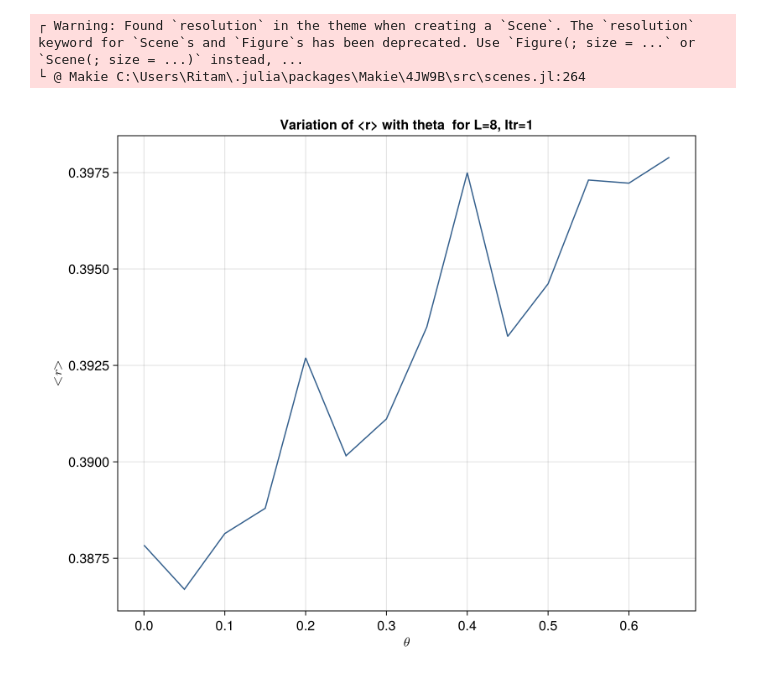
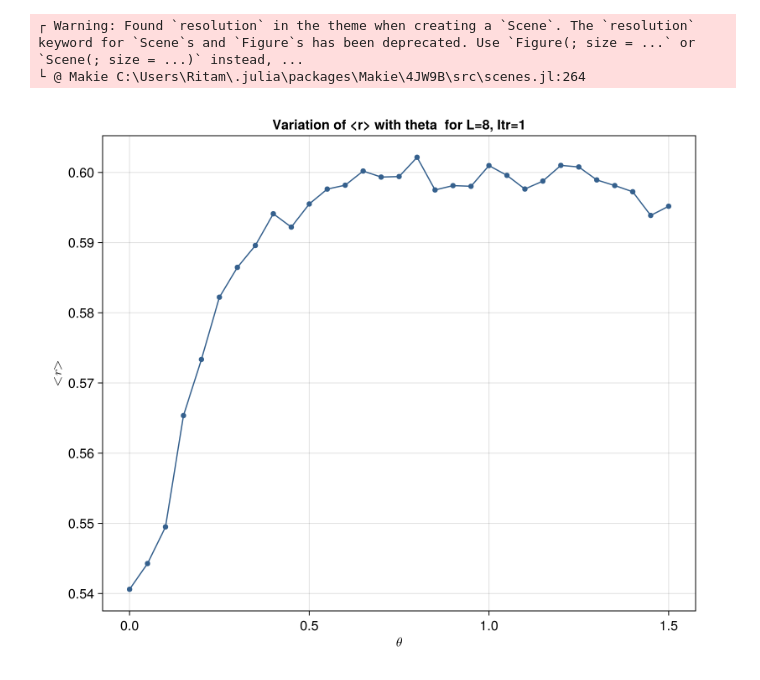
Before and after one commit to sagnikrg/info-lattice-fisher-information, a Jupyter notebook: code/scripts/plot.heisenberg_eigstat.ipynb, the cells around one changed output. Drawn from its saved outputs; the diff is of its cells as text; code cells hidden in the pictures.

Commit message:
[script] for Heisenberg transitions

```diff
--- a/code/scripts/plot.heisenberg_eigstat.ipynb
+++ b/code/scripts/plot.heisenberg_eigstat.ipynb
@@ -25,14 +25,15 @@ include("../header/.src/lazadires_diagram/lazadires_diagram.jl")
 # %%
 #### Mean LevelSpacingRatio
 
-tun_par=collect(0.0:0.1:3.0)
+tun_par=collect(0.0:0.05:1.5)
 Xind=length(tun_par)
 
 L=8
-Itrnumb=400
+Itrnumb=200
 
-file=h5open("../data/hiesenberg_transition_ordpar_L$(L).hdf5","r")
-file_dest=h5open("../data/hiesenberg_transition_ordpar.hdf5","cw")
+  file=h5open("../data/hiesenberg_transversefield_transition_ordpar_L$(L).hdf5","r")
+
+#file_dest=h5open("../data/hiesenberg_transition_ordpar.hdf5","cw")
 
 
 
@@ -40,17 +41,17 @@ ord_par=fill(0.0, Xind)
 for i in 1:Xind
    theta=tun_par[i]
    for itr in 1:Itrnumb
-   ord_par[i]+=LevelSpacingRatio(file["L$(L)/theta$(theta)/Itr$(itr)/eigvals"][:])
+   ord_par[i]+=mean(LevelSpacingRatio(file["L$(L)/theta$(theta)/Itr$(itr)/eigvals"][:]))
    end
 end
 ord_par.=ord_par/Itrnumb
 
-file_dest["L$(L)/MeanLevelSpacingRatio"]=ord_par;
-attrs=attributes(file_dest["L$(L)/MeanLevelSpacingRatio"])
-atts["Itrnumb"]=Itrnumb
+#file_dest["L$(L)/MeanLevelSpacingRatio"]=ord_par;
+#attrs=attributes(file_dest["L$(L)/MeanLevelSpacingRatio"])
+#atts["Itrnumb"]=Itrnumb
 
 close(file)
-close(file_dest)
+#close(file_dest)
 # %%
 ###############################
 # Variation of <r> with theta
@@ -59,32 +60,32 @@ close(file_dest)
 # Desired aspect ratio
 aspect_ratio = 6/5
 
 # Set the figure width (for example, 800 pixels)
 fig_width = 800
 fig_height = fig_width / aspect_ratio
 fig = Figure(resolution = (fig_width, fig_height), fontsize=16)
 
 
 ax=Axis(fig[1,1],xlabel = L"$\theta$",          #Label for X
 ylabel = L"$<r>$",         #Label for Y
 title = "Variation of <r> with theta  for L=8, Itr=1")#,      #Plot Title
 #xticks = (0.0:0.01:0.65),                #Xticks
 #yticks = (0.3:0.05:0.6) )
 
 
 
     xs = tun_par
     ys = ord_par
 
     #The Heatmap
     CairoMakie.lines!(ax, xs, ys, color=viridis[35])
-
+    CairoMakie.scatter!(ax, xs, ys, color=viridis[35])
 
    #Colorbar(fig[1,2],                        #Colorbar
    #              ticks = 0.0:0.1:1.0)            #Colorbar ticks
 
     fig
 # %% [output]
 ┌ Warning: Found `resolution` in the theme when creating a `Scene`. The `resolution` keyword for `Scene`s and `Figure`s has been deprecated. Use `Figure(; size = ...` or `Scene(; size = ...)` instead, ...
 └ @ Makie C:\Users\Ritam\.julia\packages\Makie\4JW9B\src\scenes.jl:264
-[figure, old version]
+[figure, new version]
```
Also changed, not shown: parts of 4 cells of this notebook, 7 other files.
